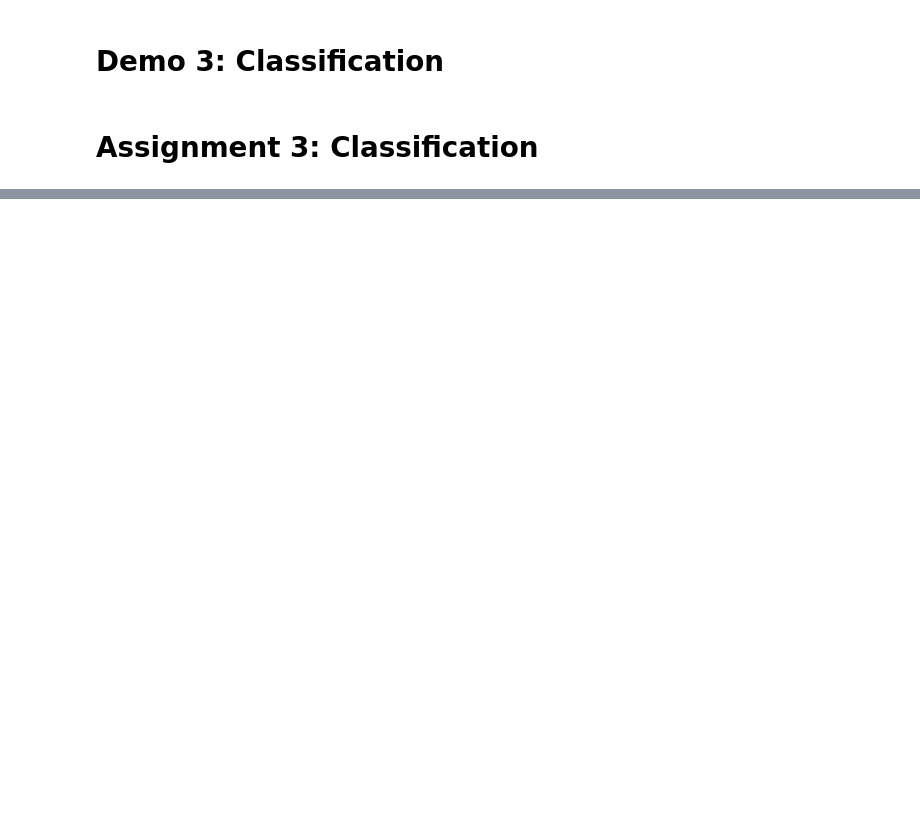
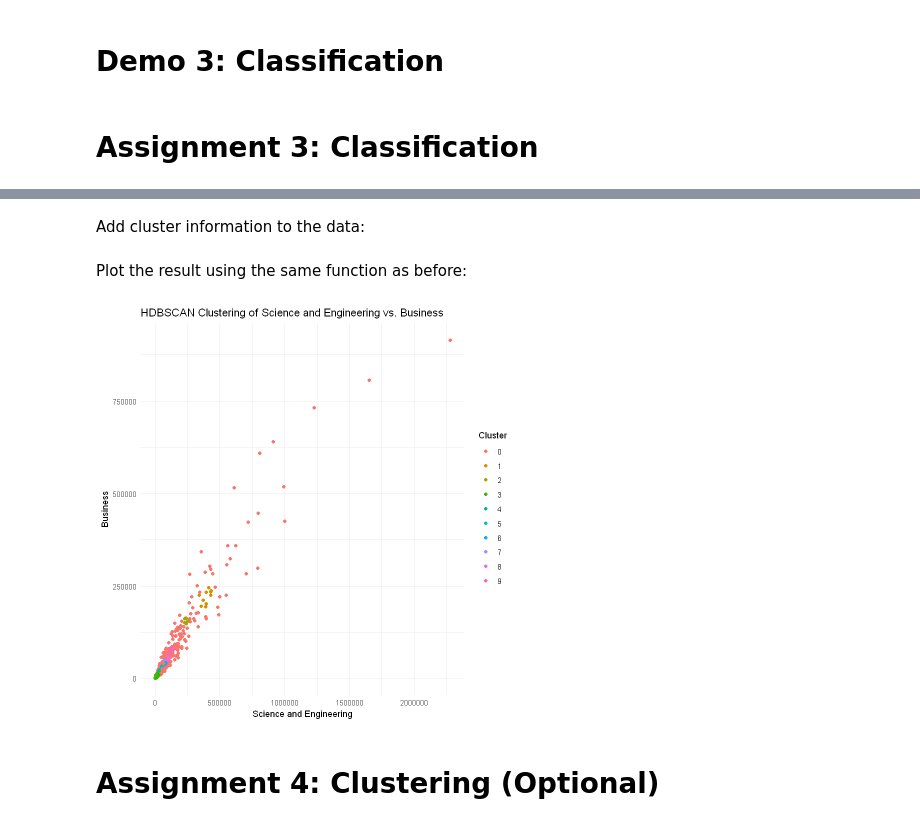
Before and after one commit to Phaneron97/R-workshop, a Jupyter notebook: Workshop.ipynb, the cells around one changed output, grey strips where cells are left out. Cells and saved outputs as stored; diff of their text form; code cells hidden in the pictures; blank space fills up the shorter version.

```diff
--- a/Workshop.ipynb
+++ b/Workshop.ipynb
@@ -269,0 +392,8 @@ ggplot(task2, aes(x = Business, y = Education)) +
+# %%
+# Convert necessary columns to numeric
+data$Science.and.Engineering <- as.numeric(gsub(",", "", data$Science.and.Engineering))
+data$Business <- as.numeric(gsub(",", "", data$Business))
+data <- na.omit(data)  # Remove any rows with NA values
+
+# Select columns for clustering
+selected_data <- data[, c("Science.and.Engineering", "Business")]
@@ -269,0 +402,2 @@ ggplot(task2, aes(x = Business, y = Education)) +
+# %%
+hdbscan_result <- hdbscan(selected_data, minPts = 5)
@@ -269,0 +418,19 @@ ggplot(task2, aes(x = Business, y = Education)) +
+# %% [markdown]
+Add cluster information to the data:
+# %%
+data$cluster <- as.factor(hdbscan_result$cluster)
+# %% [markdown]
+Plot the result using the same function as before:
+# %%
+# Plot the clusters
+ggplot(data, aes(x = Science.and.Engineering, y = Business, color = cluster)) +
+  geom_point() +
+  labs(title = "HDBSCAN Clustering of Science and Engineering vs. Business",
+       x = "Science and Engineering",
+       y = "Business") +
+  scale_color_discrete(name = "Cluster") +
+  theme_minimal()
+# %% [output]
+[figure, added]
+# %% [markdown]
+# Assignment 4: Clustering (Optional)
```
Also changed, not shown: parts of 46 cells of this notebook.
